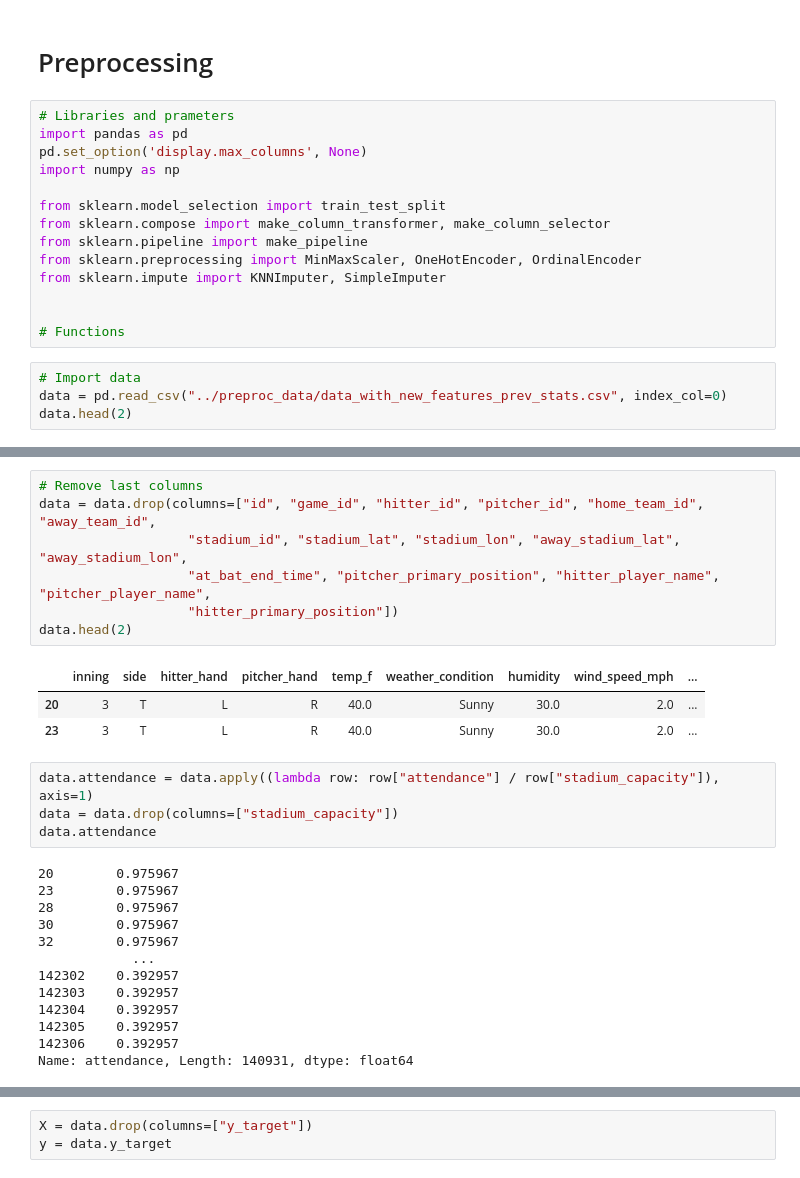
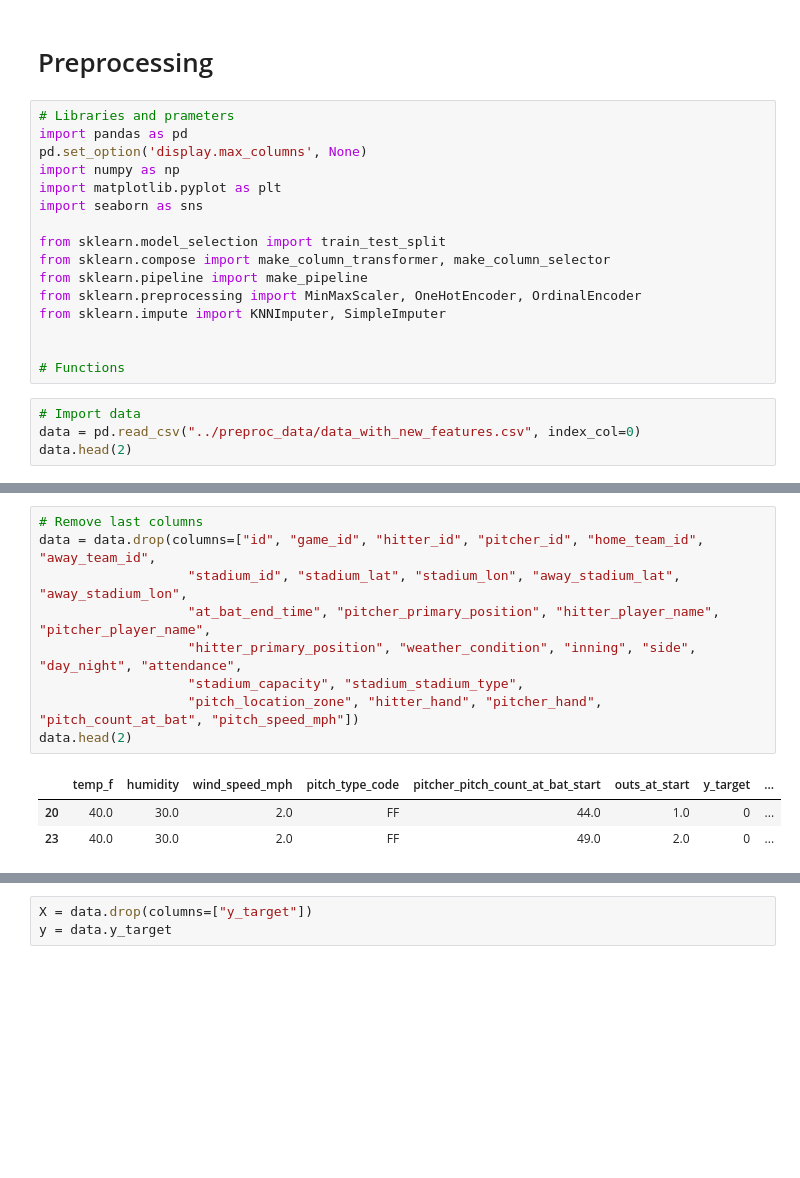
Before and after one commit to Scavo1225/mlb-at-bat-predictor, a Jupyter notebook: notebooks/preprocessing.ipynb, the cells around one changed output, grey strips where cells are left out. Drawn from its saved outputs; the diff is of its cells as text; blank space fills up the shorter version.

```diff
--- a/notebooks/preprocessing.ipynb
+++ b/notebooks/preprocessing.ipynb
@@ -5,6 +5,8 @@
 import pandas as pd
 pd.set_option('display.max_columns', None)
 import numpy as np
+import matplotlib.pyplot as plt
+import seaborn as sns
 
 from sklearn.model_selection import train_test_split
 from sklearn.compose import make_column_transformer, make_column_selector
@@ -16,7 +18,7 @@ from sklearn.impute import KNNImputer, SimpleImputer
 # Functions
 # %%
 # Import data
-data = pd.read_csv("../preproc_data/data_with_new_features_prev_stats.csv", index_col=0)
+data = pd.read_csv("../preproc_data/data_with_new_features.csv", index_col=0)
 data.head(2)
 # %% [output]
 |  | id | game_id | inning | side | hitter_id | hitter_hand | pitcher_id | pitcher_hand | temp_f | ... |
@@ -25,28 +27,13 @@ data.head(2)
 # %%
 # Remove last columns
 data = data.drop(columns=["id", "game_id", "hitter_id", "pitcher_id", "home_team_id", "away_team_id",
                    "stadium_id", "stadium_lat", "stadium_lon", "away_stadium_lat", "away_stadium_lon",
                    "at_bat_end_time", "pitcher_primary_position", "hitter_player_name", "pitcher_player_name",
-                   "hitter_primary_position"])
+                   "hitter_primary_position", "weather_condition", "inning", "side", "day_night", "attendance",
+                   "stadium_capacity", "stadium_stadium_type",
+                   "pitch_location_zone", "hitter_hand", "pitcher_hand", "pitch_count_at_bat", "pitch_speed_mph"])
 data.head(2)
 # %% [output]
-|  | inning | side | hitter_hand | pitcher_hand | temp_f | weather_condition | humidity | wind_speed_mph | ... |
-| 20 | 3 | T | L | R | 40.0 | Sunny | 30.0 | 2.0 | ... |
-| 23 | 3 | T | L | R | 40.0 | Sunny | 30.0 | 2.0 | ... |
+|  | temp_f | humidity | wind_speed_mph | pitch_type_code | pitcher_pitch_count_at_bat_start | outs_at_start | y_target | ... |
+| 20 | 40.0 | 30.0 | 2.0 | FF | 44.0 | 1.0 | 0 | ... |
+| 23 | 40.0 | 30.0 | 2.0 | FF | 49.0 | 2.0 | 0 | ... |
-# %%
-data.attendance = data.apply((lambda row: row["attendance"] / row["stadium_capacity"]), axis=1)
-data = data.drop(columns=["stadium_capacity"])
-data.attendance
-# %% [output]
-20        0.975967
-23        0.975967
-28        0.975967
-30        0.975967
-32        0.975967
-            ...
-142302    0.392957
-142303    0.392957
-142304    0.392957
-142305    0.392957
-142306    0.392957
-Name: attendance, Length: 140931, dtype: float64
```
Also changed, not shown: parts of 10 cells of this notebook, 1 other file.
